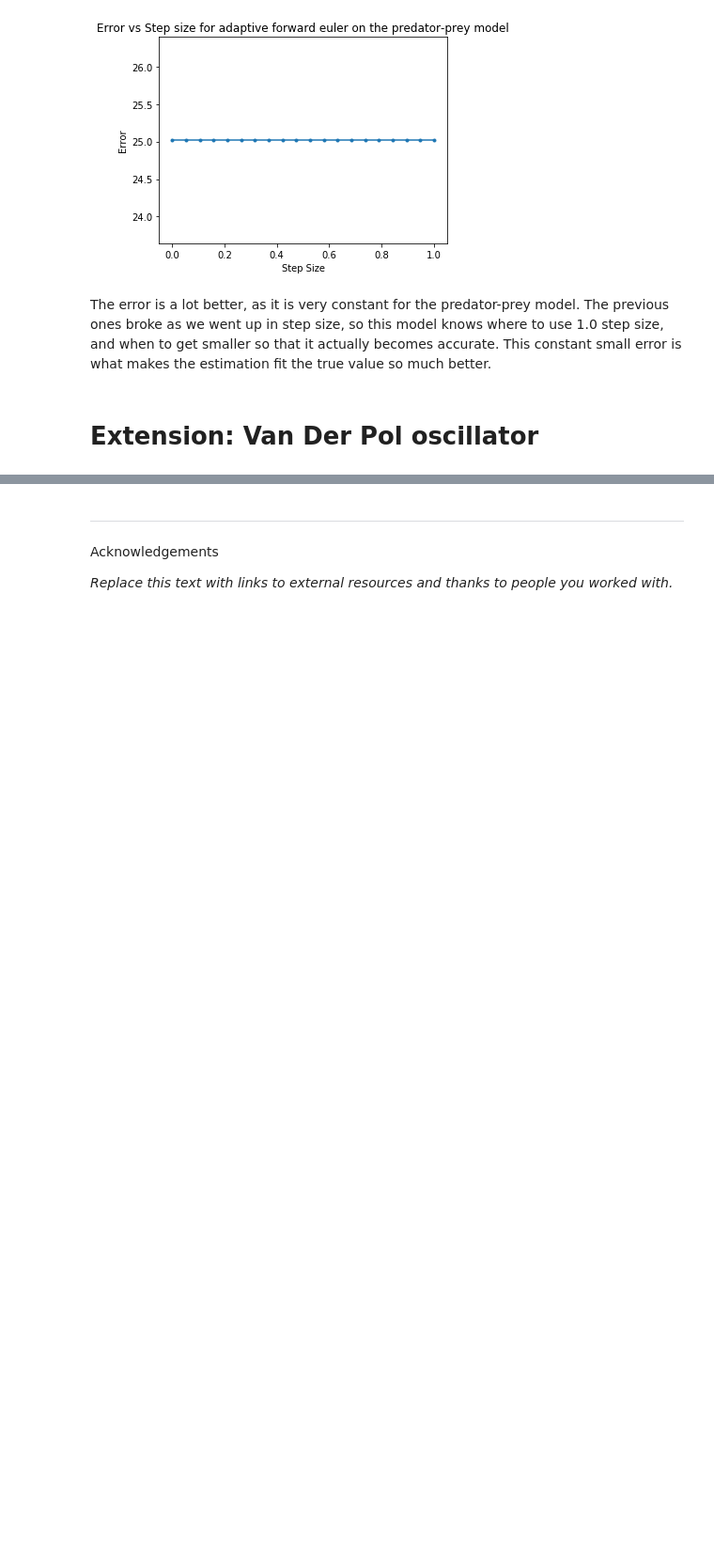
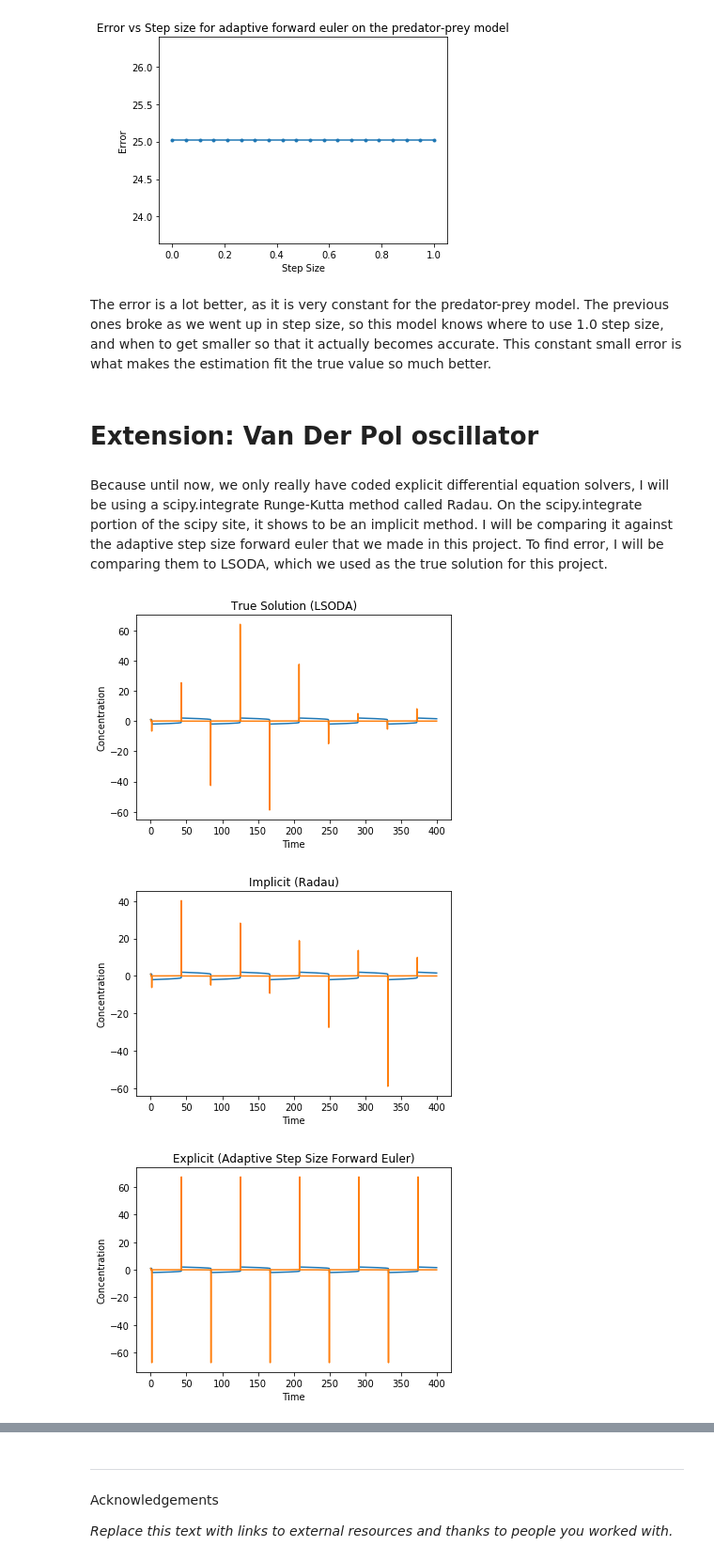
Before and after one commit to hmhwan21/cs341projects, a Jupyter notebook: proj3/Project3.ipynb, the cells around one changed output, grey strips where cells are left out. Shown at 94% size. Drawn from its saved outputs; the diff is of its cells as text; code cells hidden in the pictures; blank space fills up the shorter version.

```diff
--- a/proj3/Project3.ipynb
+++ b/proj3/Project3.ipynb
@@ -741,3 +787,31 @@ def vanDerPol_model(t, y, params):
     dydt[0] = y2
     dydt[1] = (u * (1 - (y1**2)) * y2 ) - y1
     return dydt
+# %% [markdown]
+Because until now, we only really have coded explicit differential equation solvers, I will be using a scipy.integrate Runge-Kutta method called Radau. On the scipy.integrate portion of the scipy site, it shows to be an implicit method. I will be comparing it against the adaptive step size forward euler that we made in this project. To find error, I will be comparing them to LSODA, which we used as the true solution for this project.
+# %%
+paramsVM = [50]
+vm = lambda t,y: vanDerPol_model(t, y, paramsVM)
+sol1LSODA = scipy.integrate.solve_ivp(fun=vm, t_span = (0,400), y0 = np.array([1,1]), method = "LSODA", t_eval = np.arange(0,400,0.1))
+sol1Radau = scipy.integrate.solve_ivp(fun=vm, t_span = (0,400), y0 = np.array([1,1]), method = "Radau", t_eval = np.arange(0,400,0.1))
+(t1,y1, steps) = forwardEulerAdaptiveStepSize(vanDerPol_model, 0, 400, np.array([1,1]), paramsVM, 1e-4)
+# %%
+#plot
+plt.plot(sol1LSODA.t, sol1LSODA.y.T)
+plt.ylabel("Concentration")
+plt.xlabel("Time")
+plt.title("True Solution (LSODA)")
+plt.figure()
+plt.plot(sol1Radau.t, sol1Radau.y.T)
+plt.ylabel("Concentration")
+plt.xlabel("Time")
+plt.title("Implicit (Radau)")
+plt.figure()
+plt.plot(t1, y1.T)
+plt.ylabel("Concentration")
+plt.xlabel("Time")
+plt.title("Explicit (Adaptive Step Size Forward Euler)");
+# %% [output]
+[figure, added]
+[figure, added]
+[figure, added]
```
Also changed, not shown: parts of 8 cells of this notebook.
